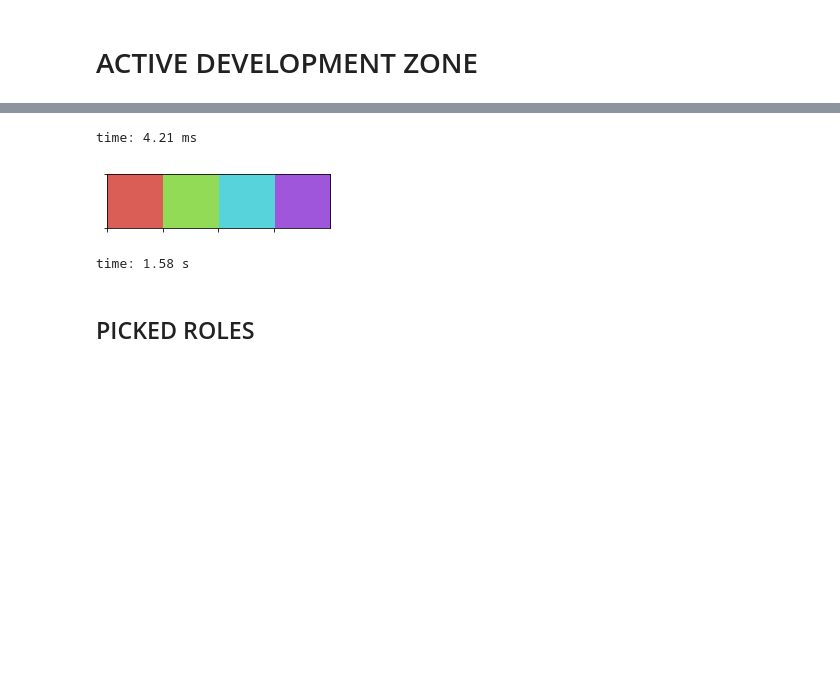
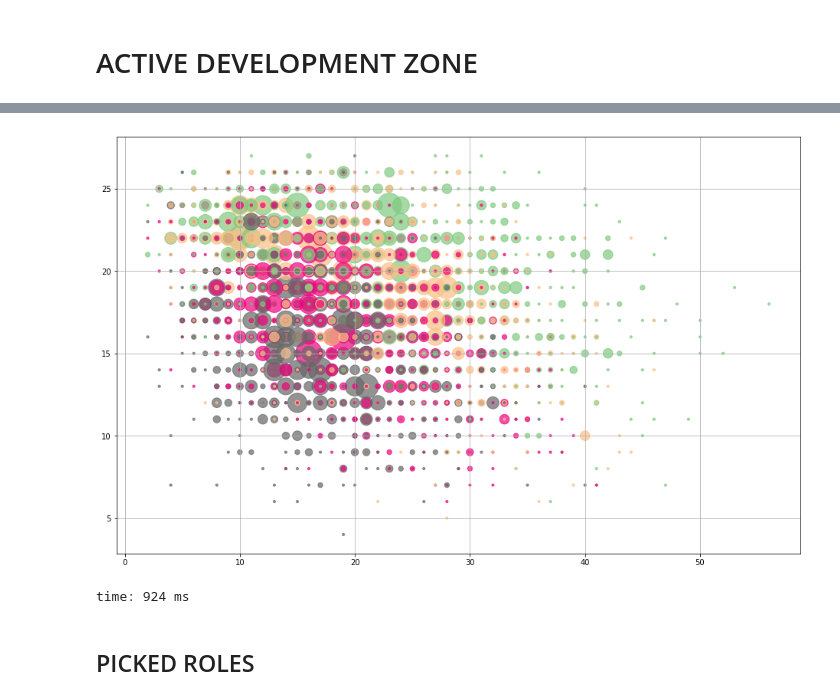
Before and after one commit to xiwix/binder, a Jupyter notebook: bga.puertorico.analyze.ipynb, the cells around one changed output, grey strips where cells are left out. Saved outputs shown, nothing was run; the diff lists cells and outputs as text; code cells hidden in the pictures; blank space fills up the shorter version.

```diff
--- a/bga.puertorico.analyze.ipynb
+++ b/bga.puertorico.analyze.ipynb
@@ -315,10 +315,9 @@ time: 60.1 ms
 # %%
 d = list(zip(*[(*k, v*v*10) for k,v in collections.Counter(dd).items()]))
+fig, ax = plt.subplots()
+ax.scatter(d[1], d[2], c=d[0],  s=d[3], alpha=0.7, cmap=plt.get_cmap('Accent'))
+ax.grid(True)
+plt.show()
 # %% [output]
+[figure, added]
-time: 4.21 ms
+time: 924 ms
-# %%
-import seaborn as sns
-sns.palplot(sns.color_palette("hls", 4))
-# %% [output]
-[figure, removed]
-time: 1.58 s
```
Also changed, not shown: parts of 7 cells of this notebook.
